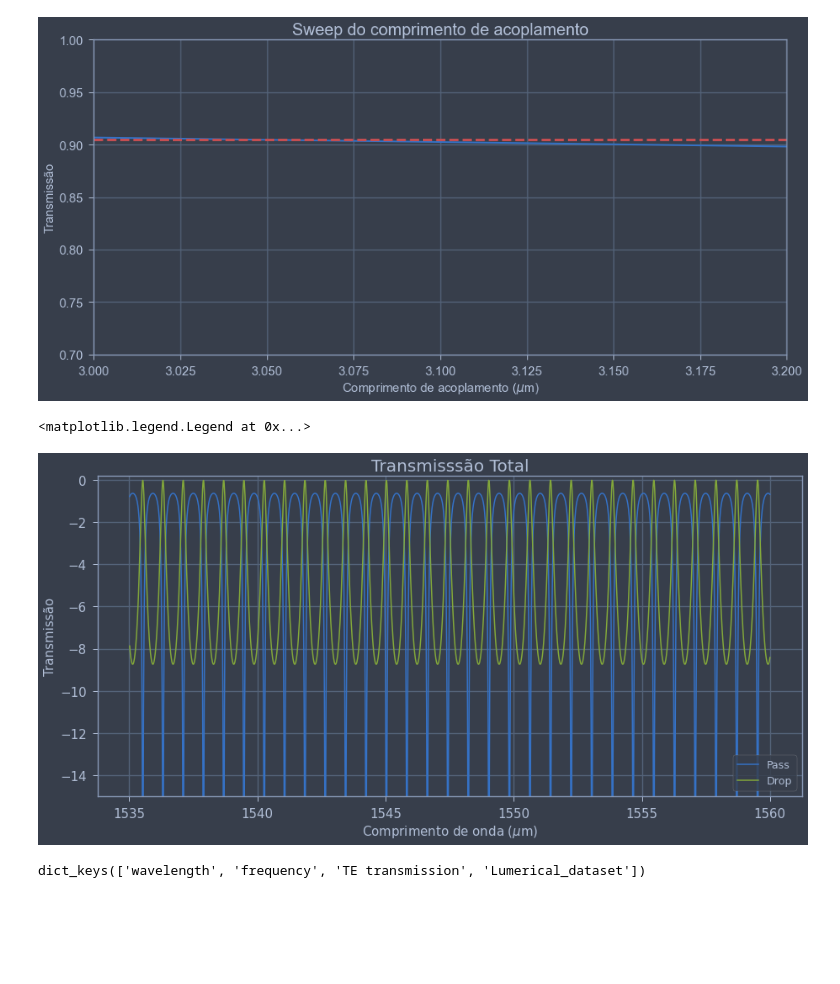
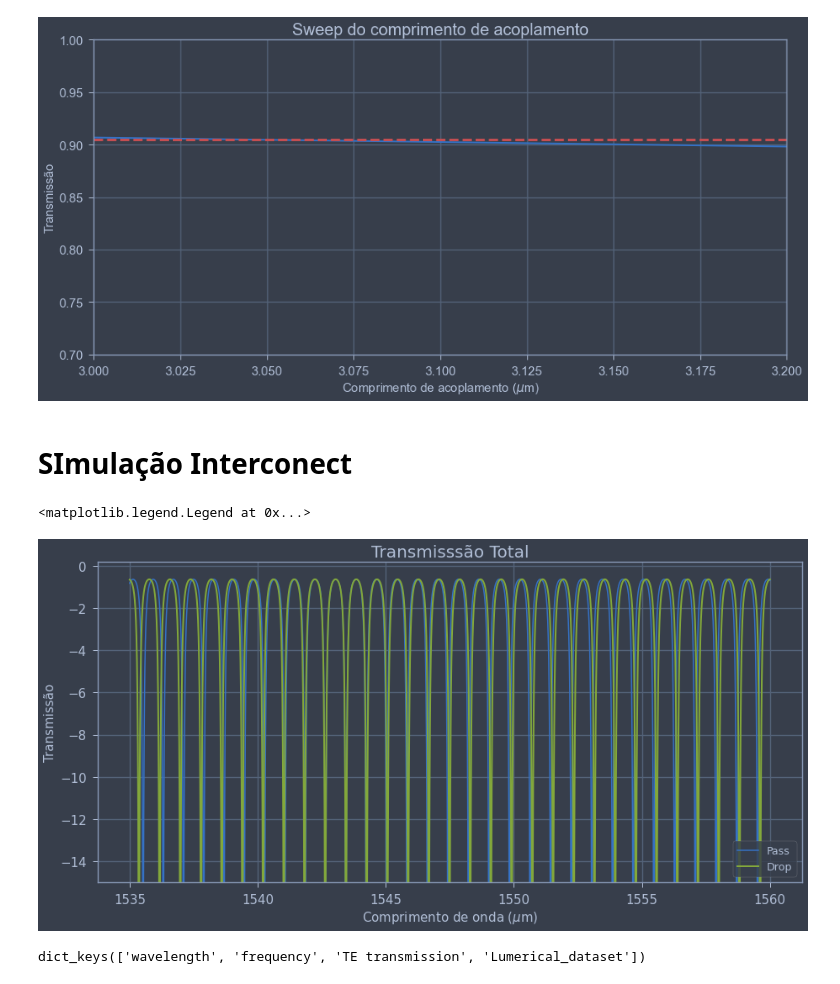
Before and after one commit to LucasLobo7/Anelderessonancia, a Jupyter notebook: graficos.ipynb, the cells around one changed output. Drawn from its saved outputs; the diff is of its cells as text; code cells hidden in the pictures; blank space fills up the shorter version.

```diff
--- a/graficos.ipynb
+++ b/graficos.ipynb
@@ -76,7 +127,7 @@ Text(0.5, 1.0, 'Transmissão X $\\lambda$, All-pass ring, a = 0.9, r = 0.85')
 # %%
 plt.rcParams["figure.figsize"] =(15,7)
 neff = 2.275402
-comprimento = np.linspace(1535e-9,1560e-9,2000)
+comprimento = np.linspace(1535e-9,1560e-9,500000)
 r1 = np.sqrt(0.46463823284128913)
 r2 = np.sqrt(0.46463823284128913)
 a = 1
@@ -285,27 +336,29 @@ plt.title(r'Sweep do comprimento de acoplamento',fontsize =20)
 # %% [output]
 Text(0.5, 1.0, 'Sweep do comprimento de acoplamento')
 [figure]
+# %% [markdown]
+# SImulação Interconect
 # %%
 inter = lumapi.INTERCONNECT(filename= 'anelinter.icp')
 # %%
 
 tpass = inter.getresult('ONA_1','input 1/mode 1/gain')
 tdrop = inter.getresult('ONA_1','input 2/mode 1/gain')
 plt.plot(tpass['wavelength']*1e9,tpass['TE gain (dB)'])
-plt.plot(tdrop['wavelength']*1e9,tdrop['TE gain (dB)'])
-#plt.plot(tpass['wavelength']*1e9,10*np.log10(Tpteo),linewidth=2)
+#plt.plot(tdrop['wavelength']*1e9,tdrop['TE gain (dB)'])
+plt.plot(tpass['wavelength']*1e9,10*np.log10(Tpteo),linewidth=2)
 #plt.plot(comprimento*1e9,10*np.log10(Tdteo),linewidth=2)
 plt.ylim(-15,0.2)
 
 plt.xlabel(r'Comprimento de onda ($\mu$m)',fontsize =15)
 plt.ylabel(r'Transmissão',fontsize =15)
 plt.xticks(fontsize =15)
 plt.yticks(fontsize =15)
 plt.title(r'Transmisssão Total',fontsize =20)
 plt.legend(['Pass','Drop'])
 # %% [output]
 <matplotlib.legend.Legend at 0x...>
-[figure, old version]
+[figure, new version]
 # %%
 plt.rcParams["figure.figsize"] =(15,7)
 tpass = inter.getresult('ONA_1','input 1/mode 1/transmission')
```
Also changed, not shown: parts of 5 cells of this notebook, 3 other files.
